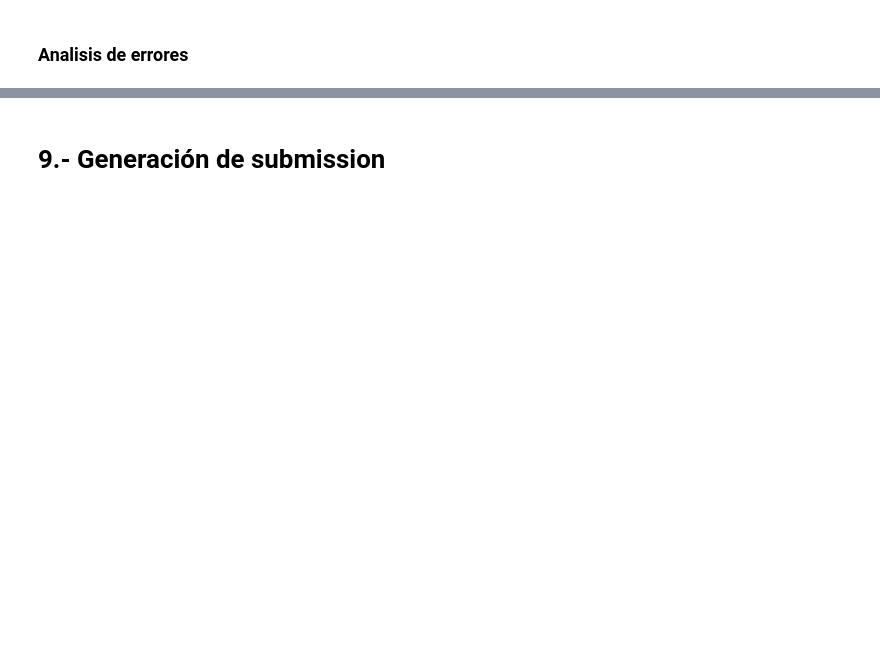
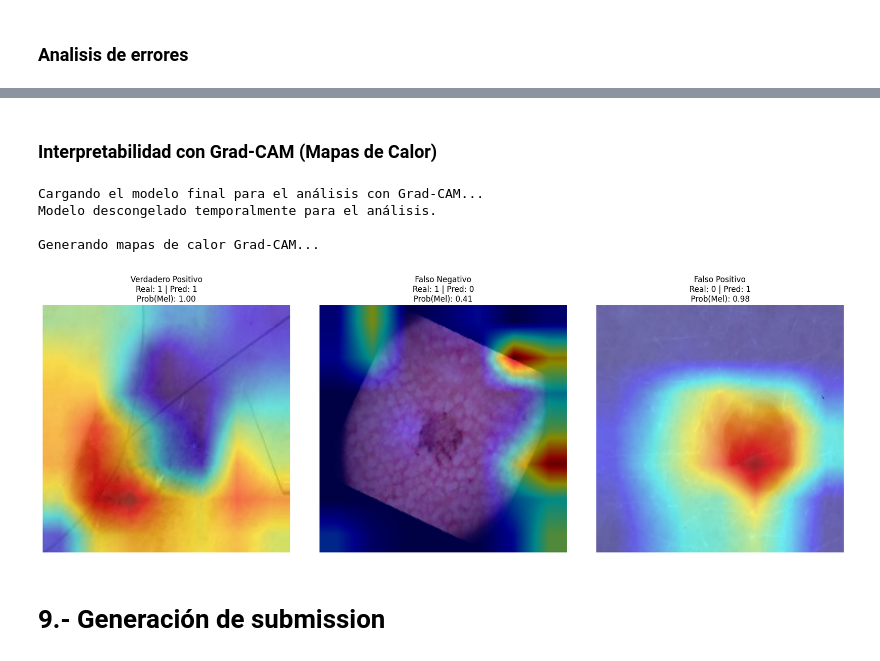
Before and after one commit to Taki3995/Melanoma_Detection, a Jupyter notebook: melanoma_detection.ipynb, the cells around one changed output, grey strips where cells are left out. Drawn from its saved outputs; the diff is of its cells as text; code cells hidden in the pictures; blank space fills up the shorter version.

Commit message:
Implementación visualización y creacion de archivo de submission

```diff
--- a/melanoma_detection.ipynb
+++ b/melanoma_detection.ipynb
@@ -909,2 +923,82 @@ Ejemplos de Falsos Positivos:
+# %% [markdown]
+### Interpretabilidad con Grad-CAM (Mapas de Calor)
+# %%
+# Cargar el modelo y descongelarlo para el análisis
+print("Cargando el modelo final para el análisis con Grad-CAM...")
+grad_model = get_resnet_model(dropout_rate=best_params['dropout']).to(device)
+grad_model.load_state_dict(torch.load('final_best_model.pth'))
+grad_model.eval()
+
+# Descongelar todas las capas para permitir el cálculo de gradientes
+for param in grad_model.parameters():
+    param.requires_grad = True
+print("Modelo descongelado temporalmente para el análisis.")
+
+# Configurar Grad-CAM
+target_layers = [grad_model.layer4[-1]]
+cam = GradCAM(model=grad_model, target_layers=target_layers)
+
+# Función auxiliar para generar y mostrar un mapa de calor
+def show_grad_cam(image_idx, title):
+    img_path, true_label = val_dataset.samples[image_idx]
+
+    # Cargar y preparar la imagen original para visualización
+    rgb_img = cv2.imread(str(img_path), 1)[:, :, ::-1]
+    rgb_img = cv2.resize(rgb_img, (224, 224))
+    rgb_img = np.float32(rgb_img) / 255
+
+    # Preparar el tensor de entrada para el modelo
+    input_tensor = valid_transforms(Image.open(img_path)).unsqueeze(0).to(device)
+
+    # Definir el objetivo (la neurona de salida con índice 0)
+    targets = [ClassifierOutputTarget(0)]
+
+    # Generar el mapa de calor
+    grayscale_cam = cam(input_tensor=input_tensor, targets=targets)
+    grayscale_cam = grayscale_cam[0, :]
+
+    # Superponer el mapa de calor sobre la imagen
+    visualization = show_cam_on_image(rgb_img, grayscale_cam, use_rgb=True)
+
+    # Mostrar la imagen final
+    plt.imshow(visualization)
+    pred_prob = y_probs[image_idx]
+
+    plt.title(f"{title}\nReal: {y_true[image_idx]} | Pred: {y_preds_optimal[image_idx]}\nProb(Mel): {pred_prob:.2f}")
+    plt.axis('off')
+
+# Visualizar ejemplos
+print("\nGenerando mapas de calor Grad-CAM...")
+plt.figure(figsize=(18, 6))
+
+# Ejemplo 1: Verdadero Positivo
+plt.subplot(1, 3, 1)
+if len(tp_idx) > 0:
+    show_grad_cam(random.choice(tp_idx), "Verdadero Positivo")
+else:
+    plt.title("No hay Verdaderos Positivos")
+
+# Ejemplo 2: Falso Negativo
+plt.subplot(1, 3, 2)
+if len(fn_idx) > 0:
+    show_grad_cam(random.choice(fn_idx), "Falso Negativo")
+else:
+    plt.title("No hay Falsos Negativos")
+
+# Ejemplo 3: Falso Positivo
+plt.subplot(1, 3, 3)
+if len(fp_idx) > 0:
+    show_grad_cam(random.choice(fp_idx), "Falso Positivo")
+else:
+    plt.title("No hay Falsos Positivos")
+
+plt.tight_layout()
+plt.show()
+# %% [output]
+Cargando el modelo final para el análisis con Grad-CAM...
+Modelo descongelado temporalmente para el análisis.
+
+Generando mapas de calor Grad-CAM...
+[figure, added]
 # %% [markdown]
 # 9.- Generación de submission
```
Also changed, not shown: parts of 10 cells of this notebook, 2 other files.
